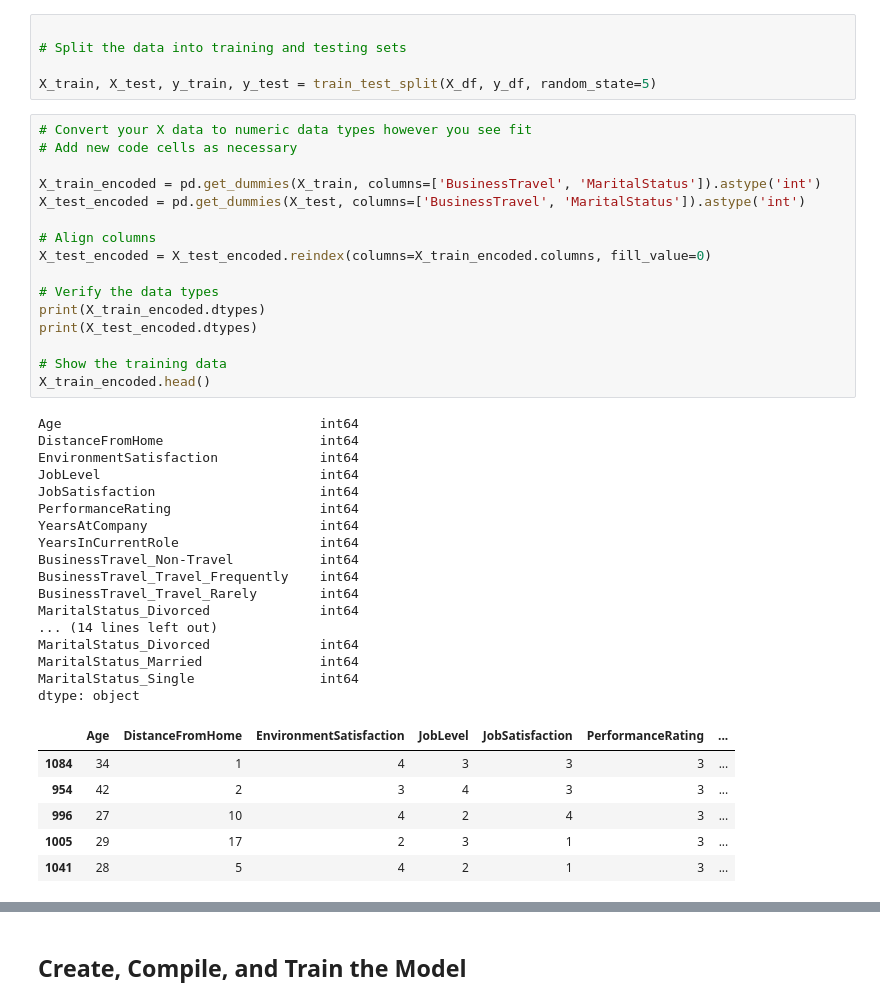
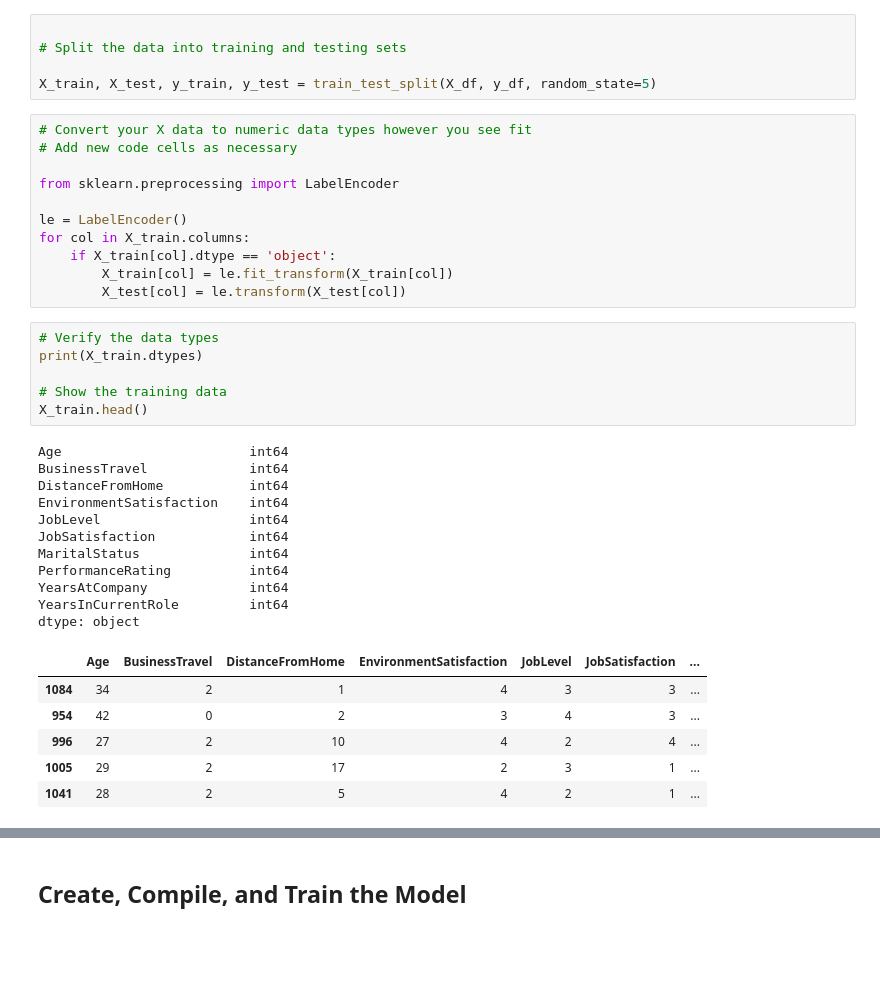
Before and after one commit to robbstenman/neural-network-challenge-2, a Jupyter notebook: attrition.ipynb, the cells around one changed output, grey strips where cells are left out. Cells and saved outputs as stored; diff of their text form; blank space fills up the shorter version.

```diff
--- a/attrition.ipynb
+++ b/attrition.ipynb
@@ -82,46 +82,41 @@ dtype: object
 # Split the data into training and testing sets
 
 X_train, X_test, y_train, y_test = train_test_split(X_df, y_df, random_state=5)
-# %%
-# Convert your X data to numeric data types however you see fit
-# Add new code cells as necessary
-
-X_train_encoded = pd.get_dummies(X_train, columns=['BusinessTravel', 'MaritalStatus']).astype('int')
-X_test_encoded = pd.get_dummies(X_test, columns=['BusinessTravel', 'MaritalStatus']).astype('int')
-
-# Align columns
-X_test_encoded = X_test_encoded.reindex(columns=X_train_encoded.columns, fill_value=0)
-
-# Verify the data types
-print(X_train_encoded.dtypes)
-print(X_test_encoded.dtypes)
-
-# Show the training data
-X_train_encoded.head()
-# %% [output]
-Age                                 int64
-DistanceFromHome                    int64
-EnvironmentSatisfaction             int64
-JobLevel                            int64
-JobSatisfaction                     int64
-PerformanceRating                   int64
-YearsAtCompany                      int64
-YearsInCurrentRole                  int64
-BusinessTravel_Non-Travel           int64
-BusinessTravel_Travel_Frequently    int64
-BusinessTravel_Travel_Rarely        int64
-MaritalStatus_Divorced              int64
-... (14 lines left out)
-MaritalStatus_Divorced              int64
-MaritalStatus_Married               int64
-MaritalStatus_Single                int64
-dtype: object
-|  | Age | DistanceFromHome | EnvironmentSatisfaction | JobLevel | JobSatisfaction | PerformanceRating | ... |
-| 1084 | 34 | 1 | 4 | 3 | 3 | 3 | ... |
-| 954 | 42 | 2 | 3 | 4 | 3 | 3 | ... |
-| 996 | 27 | 10 | 4 | 2 | 4 | 3 | ... |
-| 1005 | 29 | 17 | 2 | 3 | 1 | 3 | ... |
-| 1041 | 28 | 5 | 4 | 2 | 1 | 3 | ... |
+# %%
+# Convert your X data to numeric data types however you see fit
+# Add new code cells as necessary
+
+from sklearn.preprocessing import LabelEncoder
+
+le = LabelEncoder()
+for col in X_train.columns:
+    if X_train[col].dtype == 'object':
+        X_train[col] = le.fit_transform(X_train[col])
+        X_test[col] = le.transform(X_test[col])
+# %%
+# Verify the data types
+print(X_train.dtypes)
+
+# Show the training data
+X_train.head()
+# %% [output]
+Age                        int64
+BusinessTravel             int64
+DistanceFromHome           int64
+EnvironmentSatisfaction    int64
+JobLevel                   int64
+JobSatisfaction            int64
+MaritalStatus              int64
+PerformanceRating          int64
+YearsAtCompany             int64
+YearsInCurrentRole         int64
+dtype: object
+|  | Age | BusinessTravel | DistanceFromHome | EnvironmentSatisfaction | JobLevel | JobSatisfaction | ... |
+| 1084 | 34 | 2 | 1 | 4 | 3 | 3 | ... |
+| 954 | 42 | 0 | 2 | 3 | 4 | 3 | ... |
+| 996 | 27 | 2 | 10 | 4 | 2 | 4 | ... |
+| 1005 | 29 | 2 | 17 | 2 | 3 | 1 | ... |
+| 1041 | 28 | 2 | 5 | 4 | 2 | 1 | ... |
 # %%
 # Create a StandardScaler
 scaler = StandardScaler()
```
Also changed, not shown: parts of 14 cells of this notebook.
